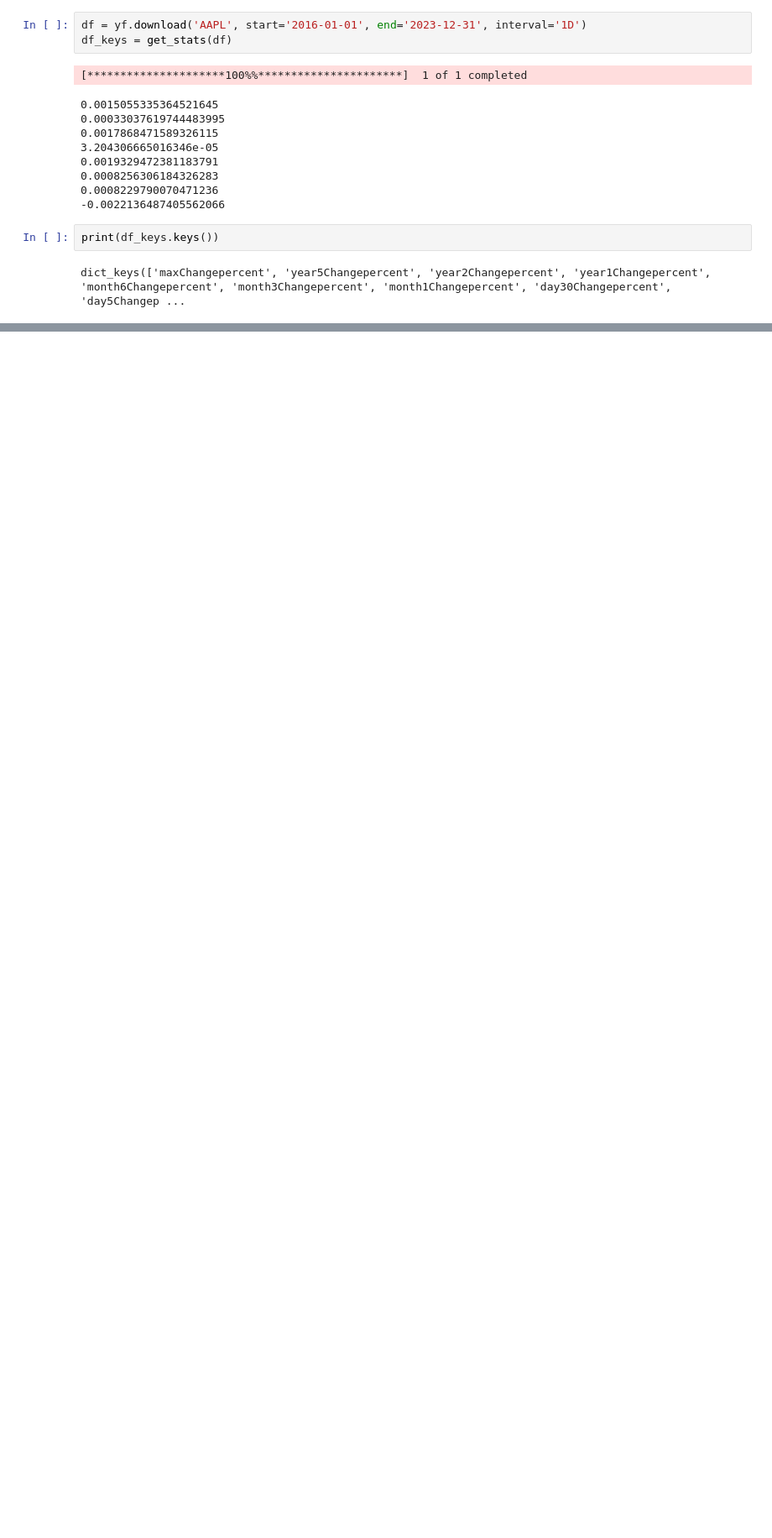
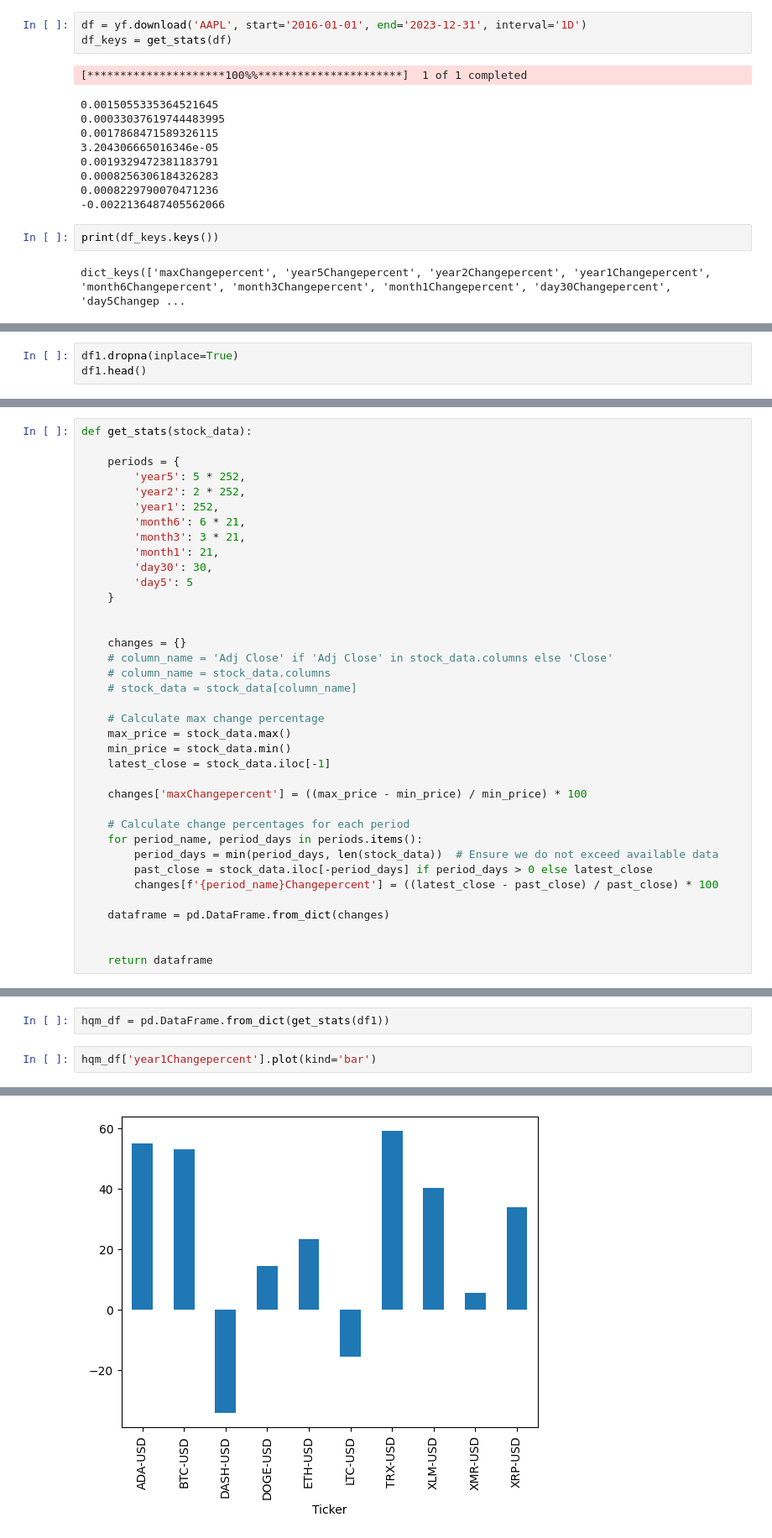
Before and after one commit to raza141/RL-Project, a Jupyter notebook: Crypto/test.ipynb, the cells around one changed output, grey strips where cells are left out. Shown at 84% size. Saved outputs shown, nothing was run; the diff lists cells and outputs as text; blank space fills up the shorter version.

```diff
--- a/Crypto/test.ipynb
+++ b/Crypto/test.ipynb
@@ -1347,0 +1348,3 @@ dict_values(['74.74%', '51.31%', '51.31%', '14.14%', '9.16%', '24.22%', '13.42%'
+# %%
+df1.dropna(inplace=True)
+df1.head()
@@ -1347,0 +1571,37 @@ dict_values(['74.74%', '51.31%', '51.31%', '14.14%', '9.16%', '24.22%', '13.42%'
+# %%
+def get_stats(stock_data):
+
+    periods = {
+        'year5': 5 * 252,
+        'year2': 2 * 252,
+        'year1': 252,
+        'month6': 6 * 21,
+        'month3': 3 * 21,
+        'month1': 21,
+        'day30': 30,
+        'day5': 5
+    }
+
+
+    changes = {}
+    # column_name = 'Adj Close' if 'Adj Close' in stock_data.columns else 'Close'
+    # column_name = stock_data.columns
+    # stock_data = stock_data[column_name]
+
+    # Calculate max change percentage
+    max_price = stock_data.max()
+    min_price = stock_data.min()
+    latest_close = stock_data.iloc[-1]
+
+    changes['maxChangepercent'] = ((max_price - min_price) / min_price) * 100
+
+    # Calculate change percentages for each period
+    for period_name, period_days in periods.items():
+        period_days = min(period_days, len(stock_data))  # Ensure we do not exceed available data
+        past_close = stock_data.iloc[-period_days] if period_days > 0 else latest_close
+        changes[f'{period_name}Changepercent'] = ((latest_close - past_close) / past_close) * 100
+
+    dataframe = pd.DataFrame.from_dict(changes)
+
+
+    return dataframe
@@ -1347,0 +1633,5 @@ dict_values(['74.74%', '51.31%', '51.31%', '14.14%', '9.16%', '24.22%', '13.42%'
+# %%
+hqm_df = pd.DataFrame.from_dict(get_stats(df1))
+# %%
+hqm_df['year1Changepercent'].plot(kind='bar')
+# %% [output]
@@ -1347,0 +1639 @@ dict_values(['74.74%', '51.31%', '51.31%', '14.14%', '9.16%', '24.22%', '13.42%'
+[figure, added]
```
Also changed, not shown: parts of 29 cells of this notebook, 1 other file.
